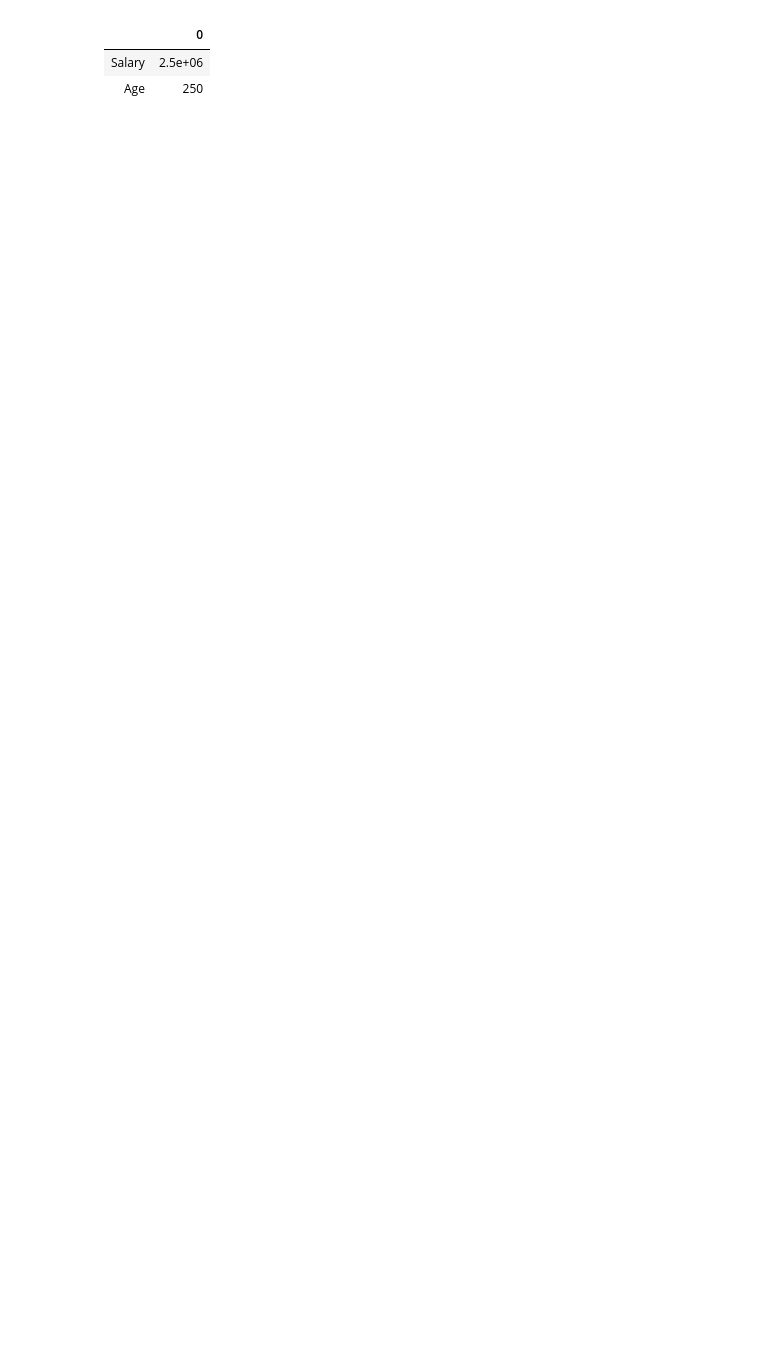
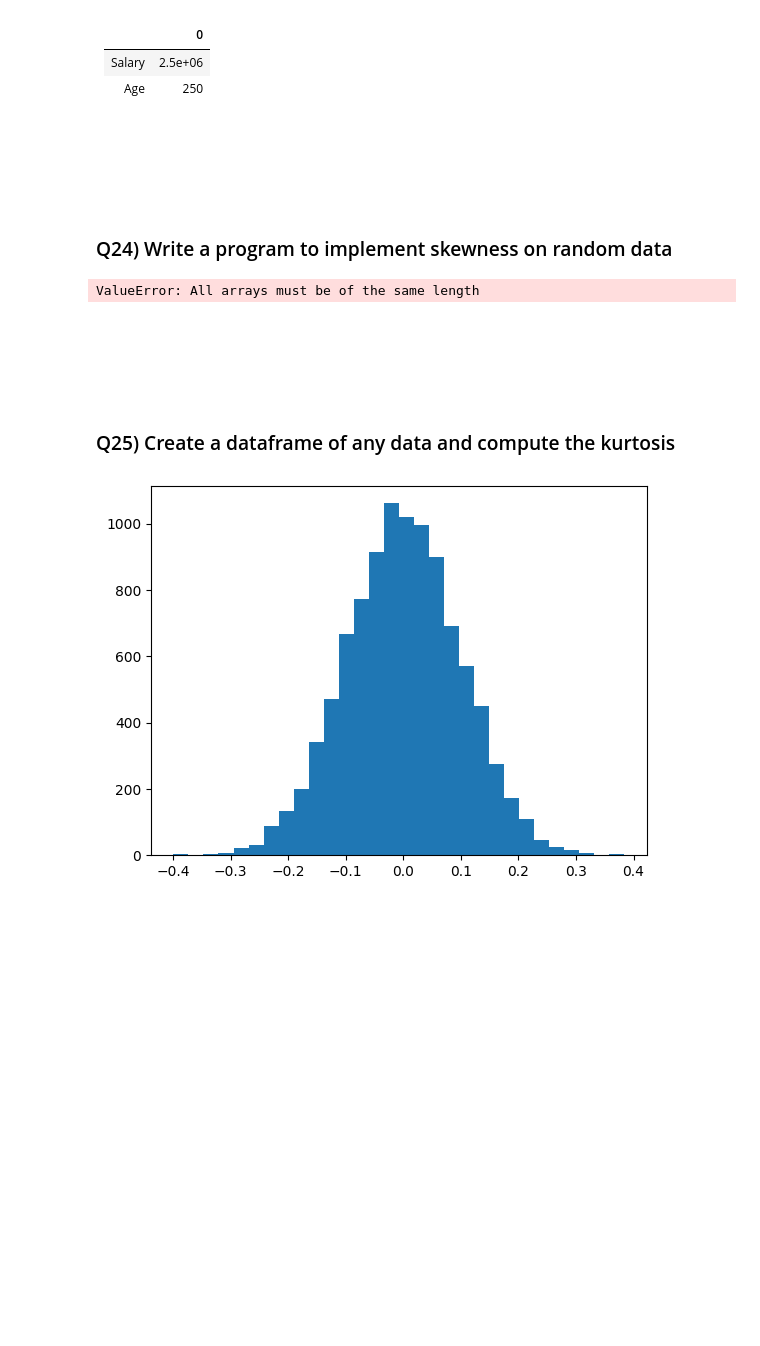
Before and after one commit to msr8/c, a Jupyter notebook: practicals/4/DSc/Dsc-Prac.ipynb, the cells around one changed output. Cells and saved outputs as stored; diff of their text form; code cells hidden in the pictures; blank space fills up the shorter version.

```diff
--- a/practicals/4/DSc/Dsc-Prac.ipynb
+++ b/practicals/4/DSc/Dsc-Prac.ipynb
@@ -1099,8 +1099,43 @@ Variances:
 # %% [markdown]
 <br><br><br>
 # %% [markdown]
-<br><br><br>
+### Q24) Write a program to implement skewness on random data
+# %%
+# Create a DataFrame
+df = pd.DataFrame({
+    'normal':  np.random.normal(loc=0, scale=0.1, size=1000),
+    'randint': np.random.randint(1, 100, 1000),
+    'random':  np.random.random(1000)
+})
+
+# Calculate skewness
+skew_df = df.skew()
+display_df(skew_df, index=True)
+# %% [output]
+ValueError: All arrays must be of the same length
 # %% [markdown]
 <br><br><br>
 # %% [markdown]
-<br><br><br>
+### Q25) Create a dataframe of any data and compute the kurtosis
+# %%
+import numpy as np
+import matplotlib.pyplot as plt
+import pandas as pd
+
+data = np.random.normal(loc=0, scale=0.1, size=10000)
+# data = np.append(data, -1)
+data2 = np.random.randn(1000)
+plt.hist(data, bins=30)
+plt.show()
+# %% [output]
+[figure, added]
+# %% [markdown]
+<br><br><br>
+# %% [markdown]
+<br><br><br>
+# %% [markdown]
+<br><br><br>
+# %% [markdown]
+<br><br><br>
+# %% [markdown]
+<br><br><br>
```
Also changed, not shown: parts of 3 cells of this notebook, 3 other files.
